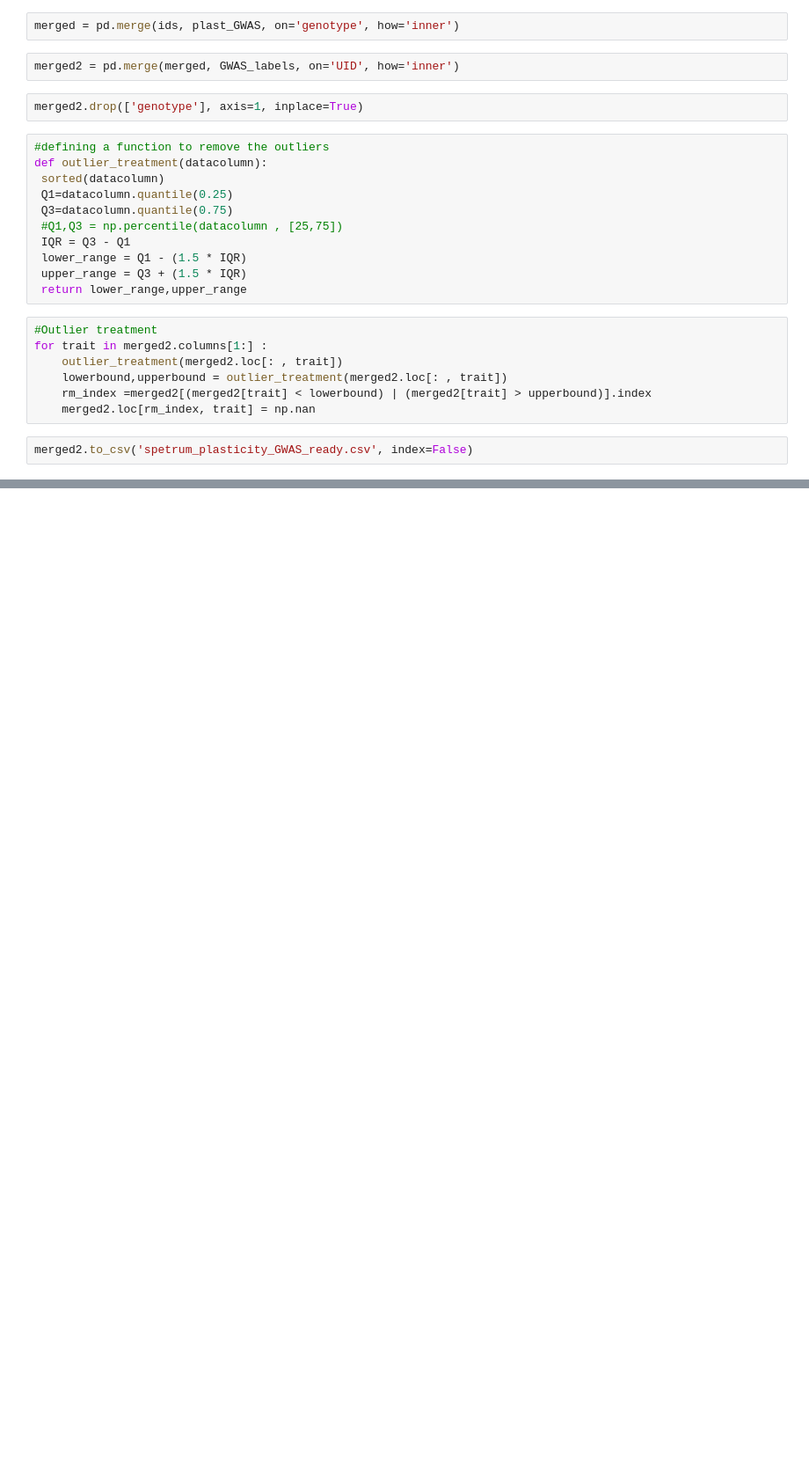
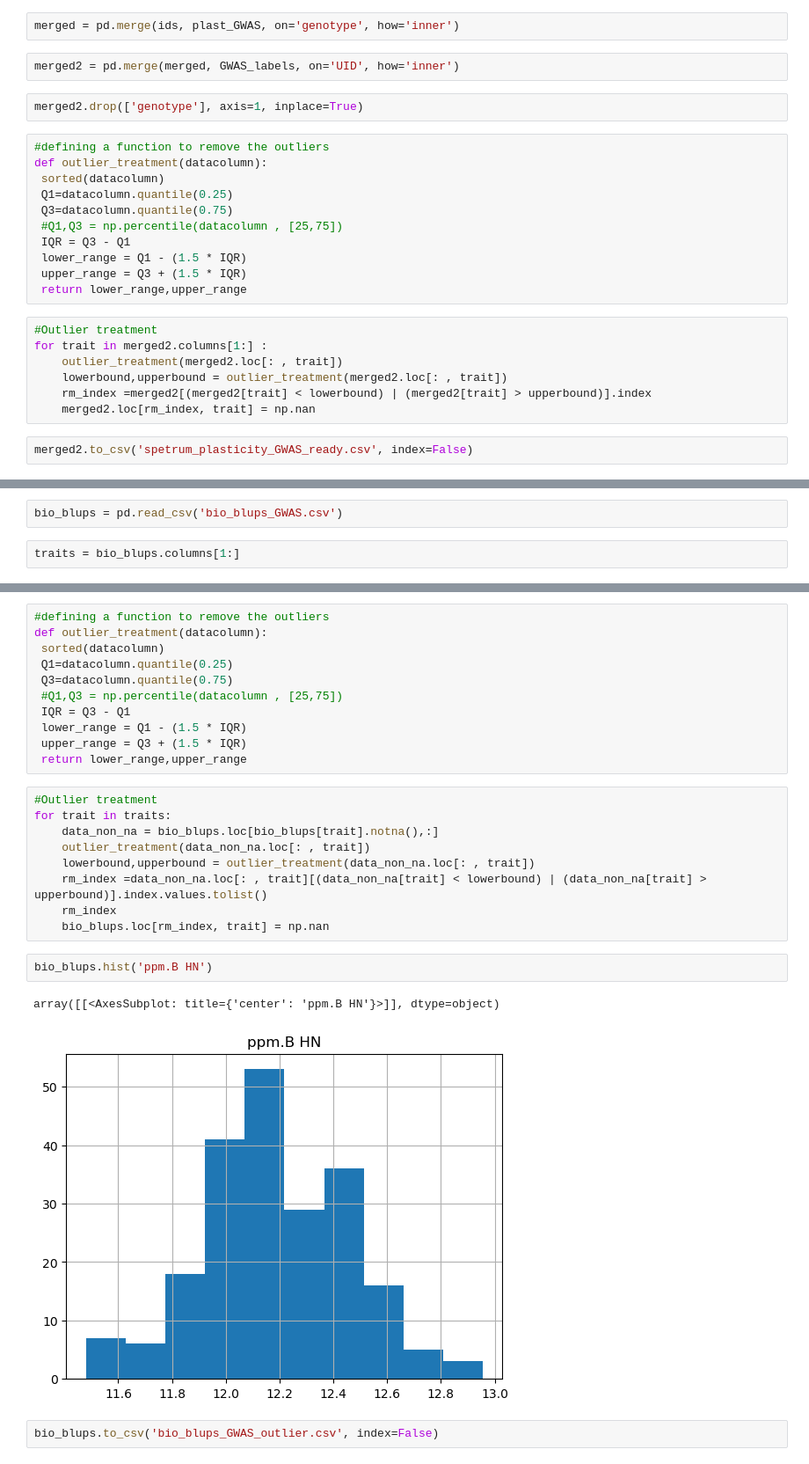
Before and after one commit to distip/GEM_v2, a Jupyter notebook: added_wgs_id_to_blups_X.ipynb, the cells around one changed output, grey strips where cells are left out. Shown at 88% size. Cells and saved outputs as stored; diff of their text form; blank space fills up the shorter version.

```diff
--- a/added_wgs_id_to_blups_X.ipynb
+++ b/added_wgs_id_to_blups_X.ipynb
@@ -290,0 +374,4 @@ merged2
+# %%
+bio_blups = pd.read_csv('bio_blups_GWAS.csv')
+# %%
+traits = bio_blups.columns[1:]
@@ -290,0 +387,27 @@ merged2
+# %%
+#defining a function to remove the outliers
+def outlier_treatment(datacolumn):
+ sorted(datacolumn)
+ Q1=datacolumn.quantile(0.25)
+ Q3=datacolumn.quantile(0.75)
+ #Q1,Q3 = np.percentile(datacolumn , [25,75])
+ IQR = Q3 - Q1
+ lower_range = Q1 - (1.5 * IQR)
+ upper_range = Q3 + (1.5 * IQR)
+ return lower_range,upper_range
+# %%
+#Outlier treatment
+for trait in traits:
+    data_non_na = bio_blups.loc[bio_blups[trait].notna(),:]
+    outlier_treatment(data_non_na.loc[: , trait])
+    lowerbound,upperbound = outlier_treatment(data_non_na.loc[: , trait])
+    rm_index =data_non_na.loc[: , trait][(data_non_na[trait] < lowerbound) | (data_non_na[trait] > upperbound)].index.values.tolist()
+    rm_index
+    bio_blups.loc[rm_index, trait] = np.nan
+# %%
+bio_blups.hist('ppm.B HN')
+# %% [output]
+array([[<AxesSubplot: title={'center': 'ppm.B HN'}>]], dtype=object)
+[figure, added]
+# %%
+bio_blups.to_csv('bio_blups_GWAS_outlier.csv', index=False)
```
Also changed, not shown: parts of 28 cells of this notebook, 24 other files.
